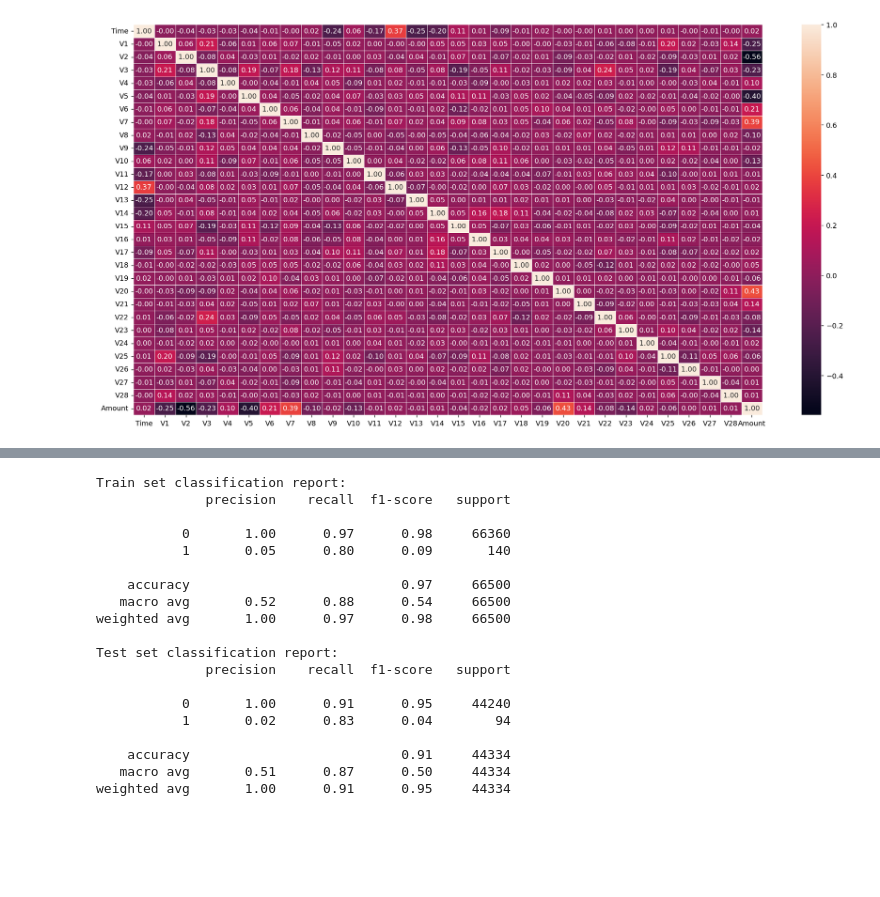
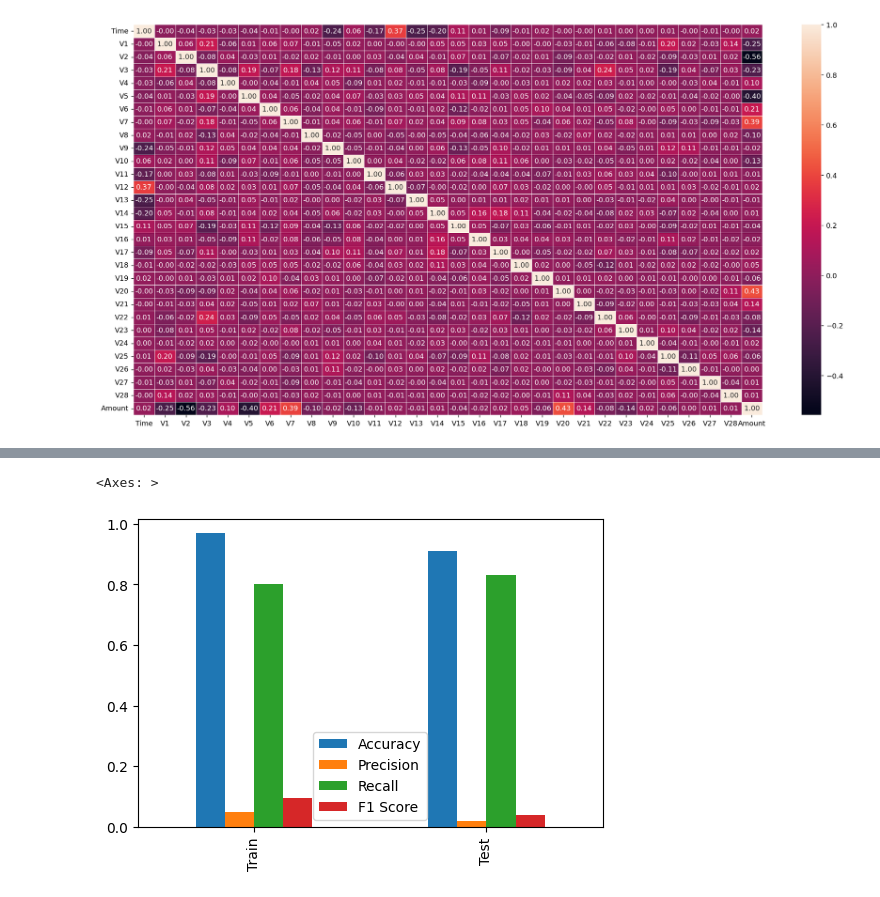
Before and after one commit to NatashaMoses/DataScience_Projects, a Jupyter notebook: Credit_Card_Fraud_Detection/CreditCard_Fraud_Detection_Using_Python.ipynb, the cells around one changed output, grey strips where cells are left out. Drawn from its saved outputs; the diff is of its cells as text; code cells hidden in the pictures; blank space fills up the shorter version.

```diff
--- a/Credit_Card_Fraud_Detection/CreditCard_Fraud_Detection_Using_Python.ipynb
+++ b/Credit_Card_Fraud_Detection/CreditCard_Fraud_Detection_Using_Python.ipynb
@@ -210,11 +210,8 @@ scaler = RobustScaler()
 X_train["Time"] = scaler.fit_transform(X_train["Time"].values.reshape(-1,1))
 X_train["Amount"] = scaler.fit_transform(X_train["Amount"].values.reshape(-1, 1))
 
-X_val["Time"] = scaler.transform(X_val["Time"].values.reshape(-1,1))
-X_val["Amount"] = scaler.transform(X_val["Amount"].values.reshape(-1, 1))
-
-X_test["Time"] = scaler.transform(X_test["Time"].values.reshape(-1, 1))
-X_test["Amount"] = scaler.transform(X_test["Amount"].values.reshape(-1, 1))
+X_temp["Time"] = scaler.fit_transform(X_temp["Time"].values.reshape(-1,1))
+X_temp["Amount"] = scaler.fit_transform(X_temp["Amount"].values.reshape(-1, 1))
 # %%
 X_train.head()
 # time and amount has been scaled
@@ -253,26 +276,0 @@ y_pred_test = [1 if x == -1 else 0 for x in y_pred_test]
-# %%
-# Evaluate the model
-print("Train set classification report:")
-print(classification_report(y_train, y_pred_train))
-print("Test set classification report:")
-print(classification_report(y_temp, y_pred_test))
-# %% [output]
-Train set classification report:
-              precision    recall  f1-score   support
-
-           0       1.00      0.97      0.98     66360
-           1       0.05      0.80      0.09       140
-
-    accuracy                           0.97     66500
-   macro avg       0.52      0.88      0.54     66500
-weighted avg       1.00      0.97      0.98     66500
-
-Test set classification report:
-              precision    recall  f1-score   support
-
-           0       1.00      0.91      0.95     44240
-           1       0.02      0.83      0.04        94
-
-    accuracy                           0.91     44334
-   macro avg       0.51      0.87      0.50     44334
-weighted avg       1.00      0.91      0.95     44334
@@ -287,0 +277,15 @@ print("Test set accuracy: ", accuracy_score(y_test, y_pred_test))
+# %%
+from sklearn.metrics import precision_score, recall_score, f1_score
+
+results = {
+    'Accuracy': [accuracy_score(y_train, y_pred_train), accuracy_score(y_temp, y_pred_test)],
+    'Precision': [precision_score(y_train, y_pred_train), precision_score(y_temp, y_pred_test)],
+    'Recall': [recall_score(y_train, y_pred_train), recall_score(y_temp, y_pred_test)],
+    'F1 Score': [f1_score(y_train, y_pred_train), f1_score(y_temp, y_pred_test)]
+}
+
+results_df = pd.DataFrame(results, index=['Train', 'Test'])
+results_df.plot(kind='bar', figsize=(6, 4))
+# %% [output]
+<Axes: >
+[figure, added]
```
Also changed, not shown: parts of 4 cells of this notebook.
